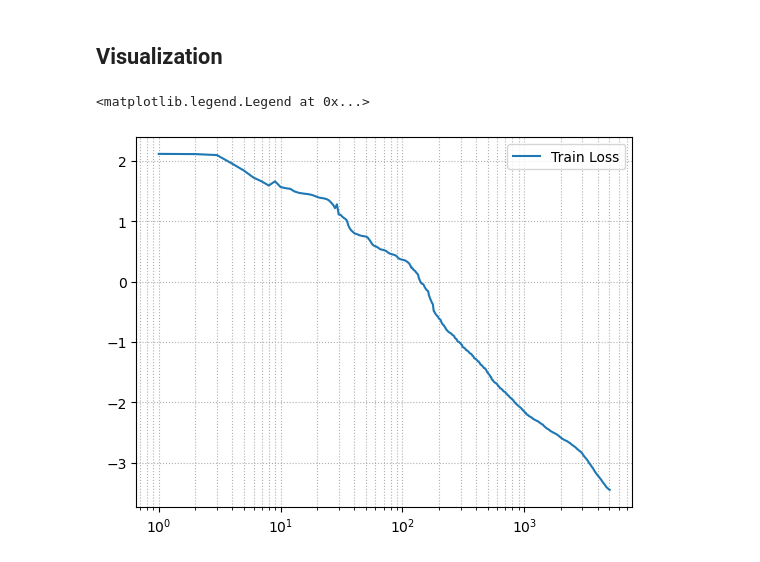
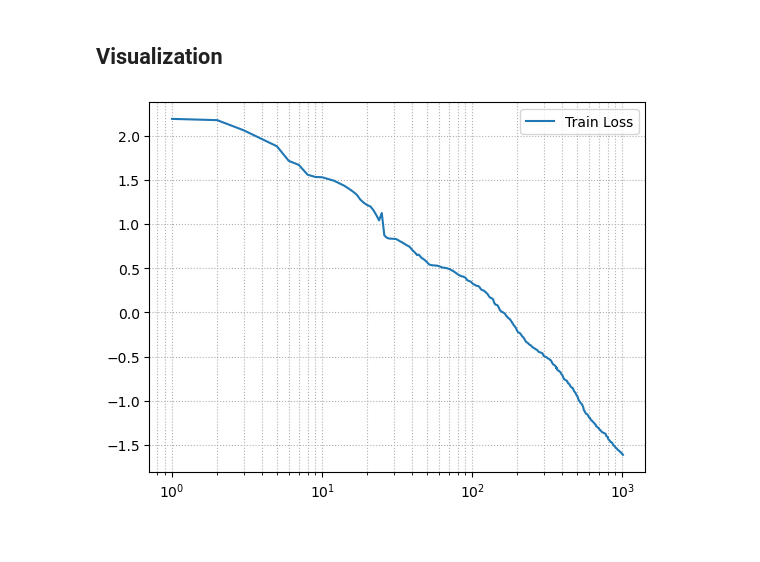
Before and after one commit to carlalozu/AICSE, a Jupyter notebook: project01/Proj1_Y24/Task2/PINNs_for_Inverse_Problems.ipynb, the cells around one changed output. Saved outputs shown, nothing was run; the diff lists cells and outputs as text; code cells hidden in the pictures.

```diff
--- a/project01/Proj1_Y24/Task2/PINNs_for_Inverse_Problems.ipynb
+++ b/project01/Proj1_Y24/Task2/PINNs_for_Inverse_Problems.ipynb
@@ -61,6 +70,6 @@ plt.show()
 # %% [markdown]
 ## Training
 # %%
-hist = pinn.fit(num_epochs=1, verbose=True)
+hist = pinn.fit(num_epochs=1, max_iter=1000, verbose=True)
 # %% [output]
 ################################  0  ################################
@@ -83,14 +92,9 @@ Final Loss:  -3.449711799621582
 # %% [markdown]
 ## Visualization
-# %%
-plt.figure(dpi=100)
-plt.grid(True, which="both", ls=":")
-plt.plot(np.arange(1, len(hist) + 1), hist, label="Train Loss")
-plt.xscale("log")
-plt.legend()
-# %% [output]
-<matplotlib.legend.Legend at 0x...>
-[figure, removed]
+# %%
+pinn.plot_loss_function(hist)
+# %% [output]
+[figure, added]
 # %%
 pinn.plot()
 # %% [output]
```
Also changed, not shown: parts of 19 cells of this notebook, 3 other files.
